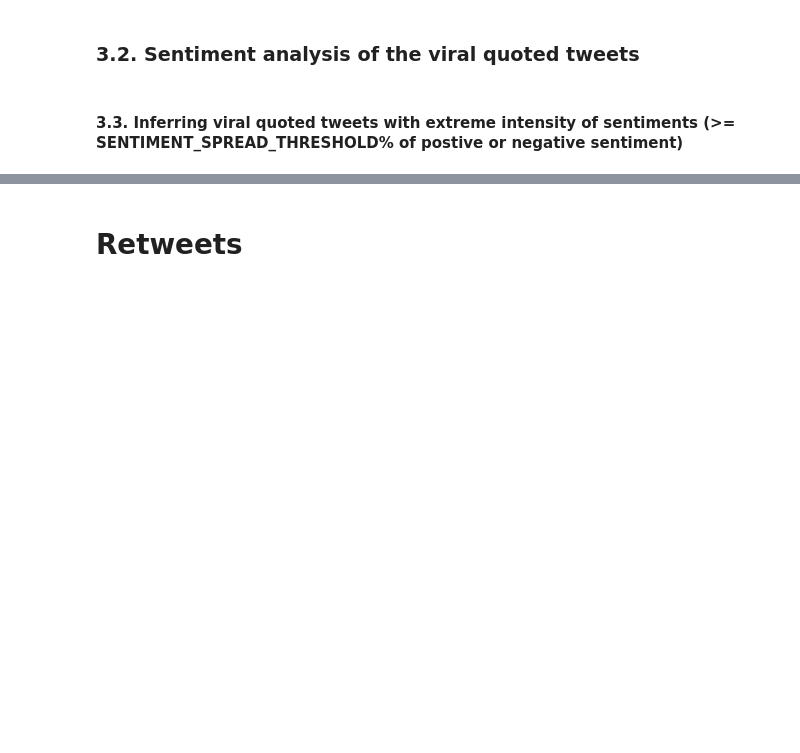
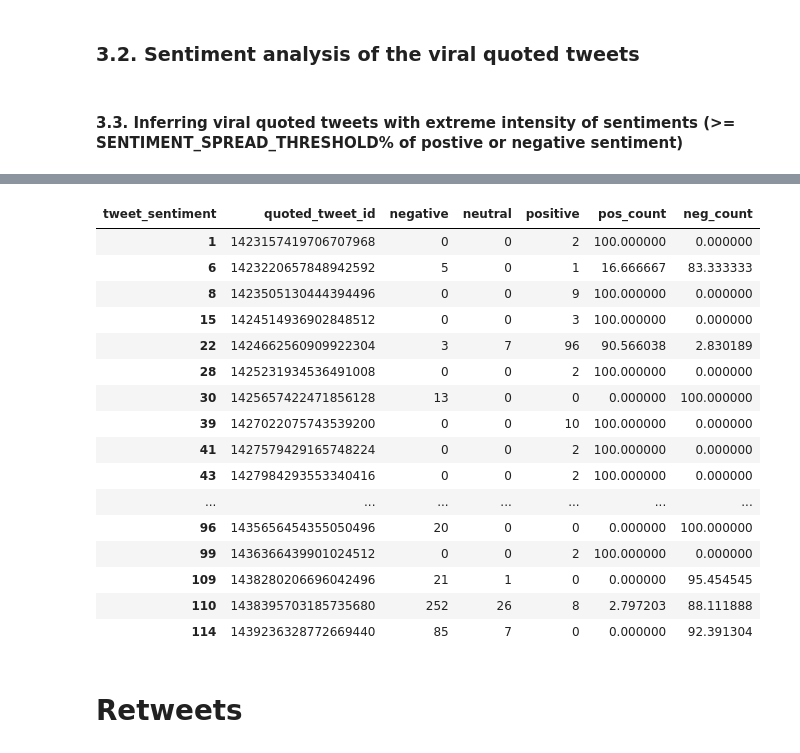
Before and after one commit to anshu0612/geocoded-tweets-analysis-dashboard, a Jupyter notebook: notebooks/sg_tweets_engagements_eda.ipynb, the cells around one changed output, grey strips where cells are left out. Cells and saved outputs as stored; diff of their text form; code cells hidden in the pictures; blank space fills up the shorter version.

```diff
--- a/notebooks/sg_tweets_engagements_eda.ipynb
+++ b/notebooks/sg_tweets_engagements_eda.ipynb
@@ -360,7 +368,8 @@ def get_most_spread_quoted_by_sentiment_with_rate(tweets_df, rate):
                                                                           quoted_by_sentiment['negative'] +
                                                                           quoted_by_sentiment['neutral'])*100
 
-
+    print(quoted_by_sentiment)
+    quoted_by_sentiment = quoted_by_sentiment[quoted_by_sentiment['pos_count'] > 10 or quoted_by_sentiment['neg_count']]
     return quoted_by_sentiment[(quoted_by_sentiment['pos_count'] >= rate) | (quoted_by_sentiment['neg_count'] >= rate)]
 
 
@@ -392,3 +418,23 @@ generate_dash_bursty_quotes_by_sentiment(bursty_quoted_tweets, most_spread_quote
+# %%
+most_spread_quoted_by_sentiment_with_rate
+# %% [output]
+| tweet_sentiment | quoted_tweet_id | negative | neutral | positive | pos_count | neg_count |
+| 1 | 1423157419706707968 | 0 | 0 | 2 | 100.000000 | 0.000000 |
+| 6 | 1423220657848942592 | 5 | 0 | 1 | 16.666667 | 83.333333 |
+| 8 | 1423505130444394496 | 0 | 0 | 9 | 100.000000 | 0.000000 |
+| 15 | 1424514936902848512 | 0 | 0 | 3 | 100.000000 | 0.000000 |
+| 22 | 1424662560909922304 | 3 | 7 | 96 | 90.566038 | 2.830189 |
+| 28 | 1425231934536491008 | 0 | 0 | 2 | 100.000000 | 0.000000 |
+| 30 | 1425657422471856128 | 13 | 0 | 0 | 0.000000 | 100.000000 |
+| 39 | 1427022075743539200 | 0 | 0 | 10 | 100.000000 | 0.000000 |
+| 41 | 1427579429165748224 | 0 | 0 | 2 | 100.000000 | 0.000000 |
+| 43 | 1427984293553340416 | 0 | 0 | 2 | 100.000000 | 0.000000 |
+| ... | ... | ... | ... | ... | ... | ... |
+| 96 | 1435656454355050496 | 20 | 0 | 0 | 0.000000 | 100.000000 |
+| 99 | 1436366439901024512 | 0 | 0 | 2 | 100.000000 | 0.000000 |
+| 109 | 1438280206696042496 | 21 | 1 | 0 | 0.000000 | 95.454545 |
+| 110 | 1438395703185735680 | 252 | 26 | 8 | 2.797203 | 88.111888 |
+| 114 | 1439236328772669440 | 85 | 7 | 0 | 0.000000 | 92.391304 |
 # %% [markdown]
 # Retweets
 # %%
```
Also changed, not shown: parts of 5 cells of this notebook, 11 other files.
